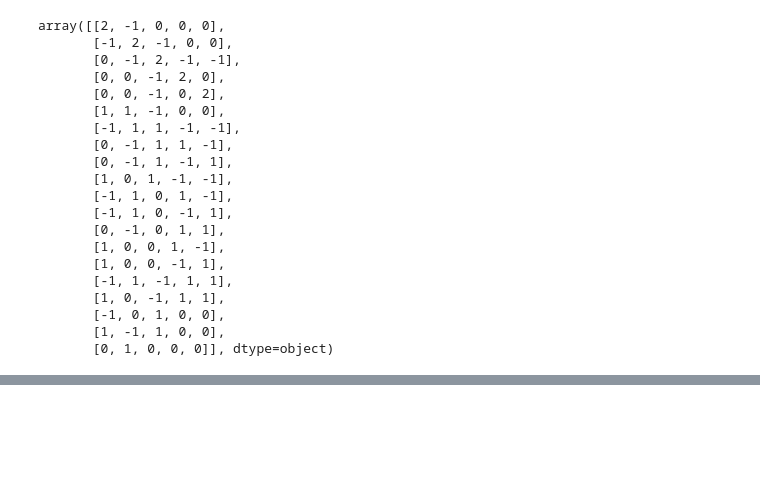
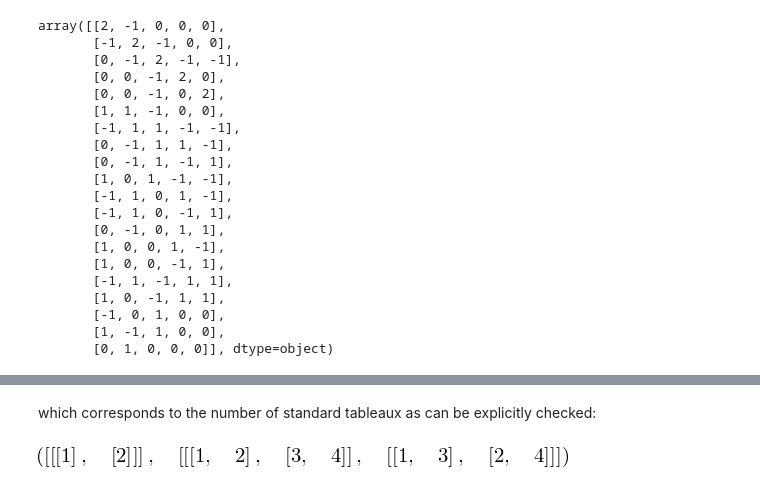
Before and after one commit to dibus2/pylie, a Jupyter notebook: PyLie.ipynb, the cells around one changed output, grey strips where cells are left out. Saved outputs shown, nothing was run; the diff lists cells and outputs as text; code cells hidden in the pictures; blank space fills up the shorter version.

```diff
--- a/PyLie.ipynb
+++ b/PyLie.ipynb
@@ -305,0 +332,6 @@ Sn.hookContentFormula([1,1],Symbol('n'))
+# %% [markdown]
+which corresponds to the number of standard tableaux as can be explicitly checked:
+# %%
+mysn.generateStandardTableaux([1,1]), mysn.generateStandardTableaux([2,2])
+# %% [output]
+[figure, added]
```
Also changed, not shown: parts of 30 cells of this notebook, 2 other files.
